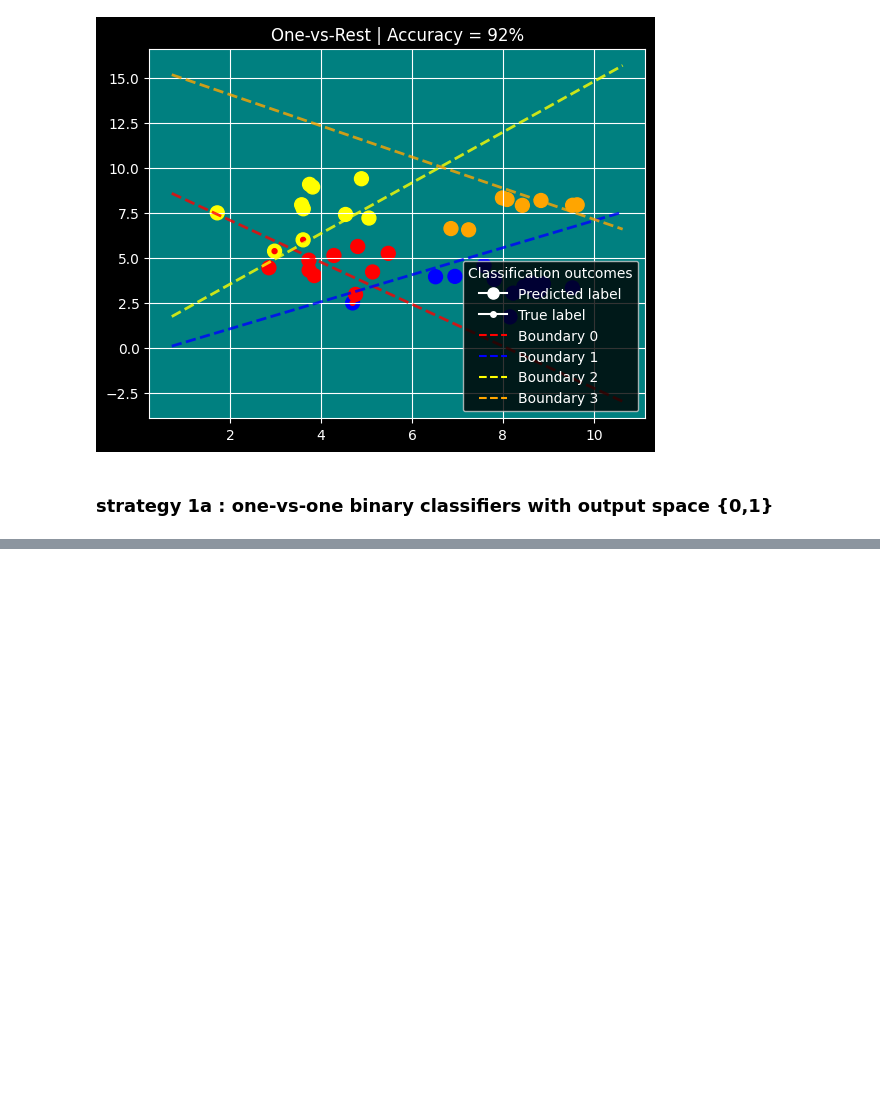
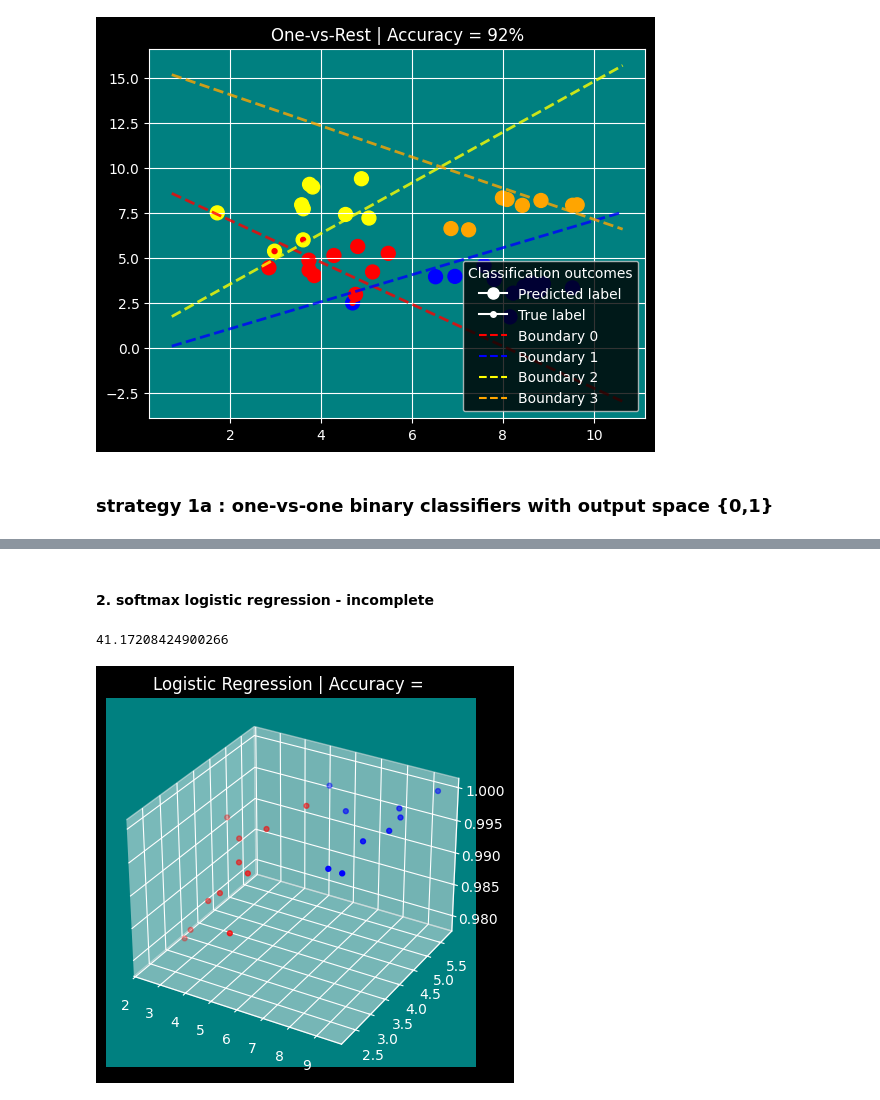
Before and after one commit to JeremiJL/MIW, a Jupyter notebook: Lab03/Project/task.ipynb, the cells around one changed output, grey strips where cells are left out. Saved outputs shown, nothing was run; the diff lists cells and outputs as text; code cells hidden in the pictures; blank space fills up the shorter version.

Commit message:
attempt of writing logisitc regression

```diff
--- a/Lab03/Project/task.ipynb
+++ b/Lab03/Project/task.ipynb
@@ -472,0 +505,32 @@ Accuracy of One vs One : 0.325
+# %% [markdown]
+#### 2. softmax logistic regression - incomplete
+# %%
+logistic_regression = LogisticRegression(2)
+
+features_train_set, features_test_set, labels_train_set, labels_test_set = train_test_split(X,y, test_size=0.2)
+
+logistic_regression.learn(features_set=features_train_set, labels_set=labels_train_set)
+
+fig = plt.figure()
+ax = fig.add_subplot(projection='3d')
+
+colors_labels_map = {0: 'red', 1: 'blue', 2: 'yellow', 3: 'orange'}
+
+probabilities: list[Probability] = [logistic_regression.predict(np.array([features[0], features[1]])) for features in features_test_set]
+
+scatter_true_labels = ax.scatter(
+    features_test_set[:,0],
+    features_test_set[:,1],
+    probabilities,
+    c=[colors_labels_map[label] for label in labels_test_set],
+    marker=".",
+    s=50)
+
+plt.gca().set_facecolor('teal')
+ax.grid(True)
+ax.set_title("Logistic Regression | Accuracy = ")
+
+plt.show()
+# %% [output]
+41.17208424900266
+[figure, added]
```
Also changed, not shown: parts of 5 cells of this notebook.
